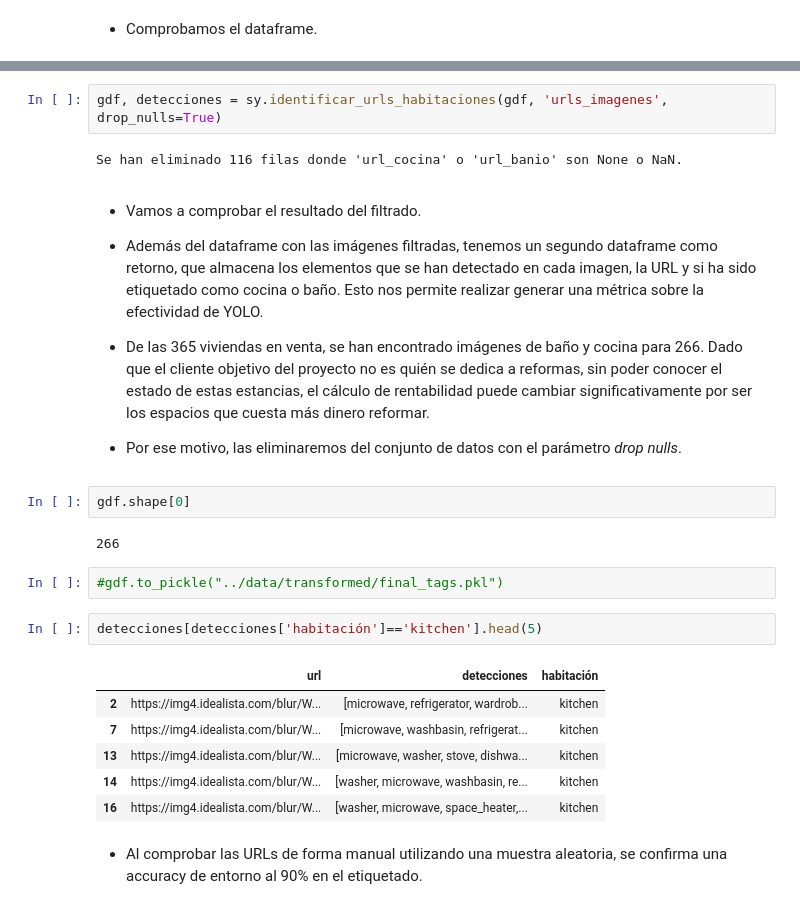
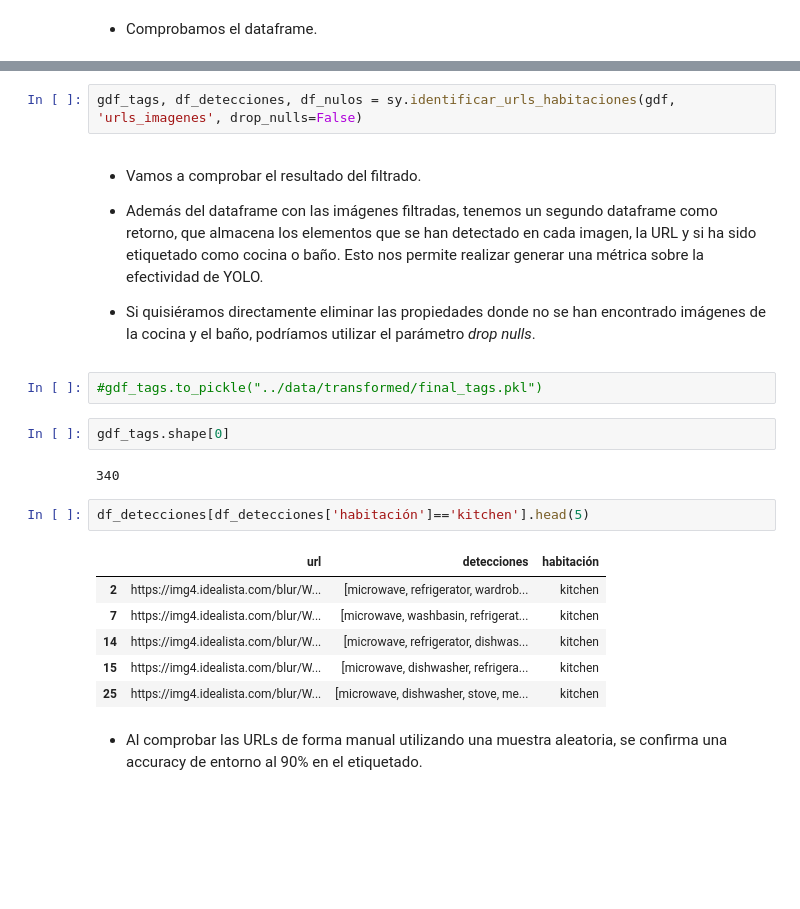
Before and after one commit to davfranco1/Proyecto-Rentabilidad-Viviendas, a Jupyter notebook: notebooks/4_CalculoRentabilidad.ipynb, the cells around one changed output, grey strips where cells are left out. Saved outputs shown, nothing was run; the diff lists cells and outputs as text; blank space fills up the shorter version.

```diff
--- a/notebooks/4_CalculoRentabilidad.ipynb
+++ b/notebooks/4_CalculoRentabilidad.ipynb
@@ -54,30 +55,26 @@ gdf = sr.predecir_alquiler(gdf, paths_transformers)
 # %%
-gdf, detecciones = sy.identificar_urls_habitaciones(gdf, 'urls_imagenes', drop_nulls=True)
+gdf_tags, df_detecciones, df_nulos = sy.identificar_urls_habitaciones(gdf, 'urls_imagenes', drop_nulls=False)
-# %% [output]
-Se han eliminado 116 filas donde 'url_cocina' o 'url_banio' son None o NaN.
 # %% [markdown]
 - Vamos a comprobar el resultado del filtrado.
 
 - Además del dataframe con las imágenes filtradas, tenemos un segundo dataframe como retorno, que almacena los elementos que se han detectado en cada imagen, la URL y si ha sido etiquetado como cocina o baño. Esto nos permite realizar generar una métrica sobre la efectividad de YOLO.
 
-- De las 365 viviendas en venta, se han encontrado imágenes de baño y cocina para 266. Dado que el cliente objetivo del proyecto no es quién se dedica a reformas, sin poder conocer el estado de estas estancias, el cálculo de rentabilidad puede cambiar significativamente por ser los espacios que cuesta más dinero reformar.
-
-- Por ese motivo, las eliminaremos del conjunto de datos con el parámetro *drop nulls*.
+- Si quisiéramos directamente eliminar las propiedades donde no se han encontrado imágenes de la cocina y el baño, podríamos utilizar el parámetro *drop nulls*.
+# %%
+#gdf_tags.to_pickle("../data/transformed/final_tags.pkl")
 # %%
-gdf.shape[0]
+gdf_tags.shape[0]
 # %% [output]
-266
+340
-# %%
-#gdf.to_pickle("../data/transformed/final_tags.pkl")
 # %%
-detecciones[detecciones['habitación']=='kitchen'].head(5)
+df_detecciones[df_detecciones['habitación']=='kitchen'].head(5)
 # %% [output]
 |  | url | detecciones | habitación |
 | 2 | https://img4.idealista.com/blur/W... | [microwave, refrigerator, wardrob... | kitchen |
 | 7 | https://img4.idealista.com/blur/W... | [microwave, washbasin, refrigerat... | kitchen |
-| 13 | https://img4.idealista.com/blur/W... | [microwave, washer, stove, dishwa... | kitchen |
-| 14 | https://img4.idealista.com/blur/W... | [washer, microwave, washbasin, re... | kitchen |
-| 16 | https://img4.idealista.com/blur/W... | [washer, microwave, space_heater,... | kitchen |
+| 14 | https://img4.idealista.com/blur/W... | [microwave, refrigerator, dishwas... | kitchen |
+| 15 | https://img4.idealista.com/blur/W... | [microwave, dishwasher, refrigera... | kitchen |
+| 25 | https://img4.idealista.com/blur/W... | [microwave, dishwasher, stove, me... | kitchen |
 # %% [markdown]
 - Al comprobar las URLs de forma manual utilizando una muestra aleatoria, se confirma una accuracy de entorno al 90% en el etiquetado.
 # %%
```
Also changed, not shown: parts of 18 cells of this notebook, 10 other files.
